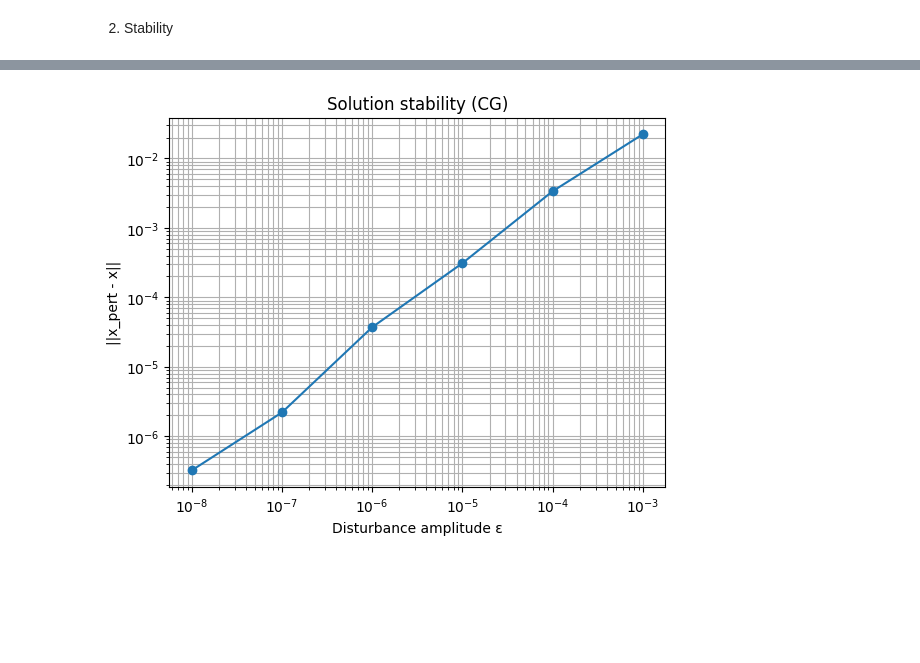
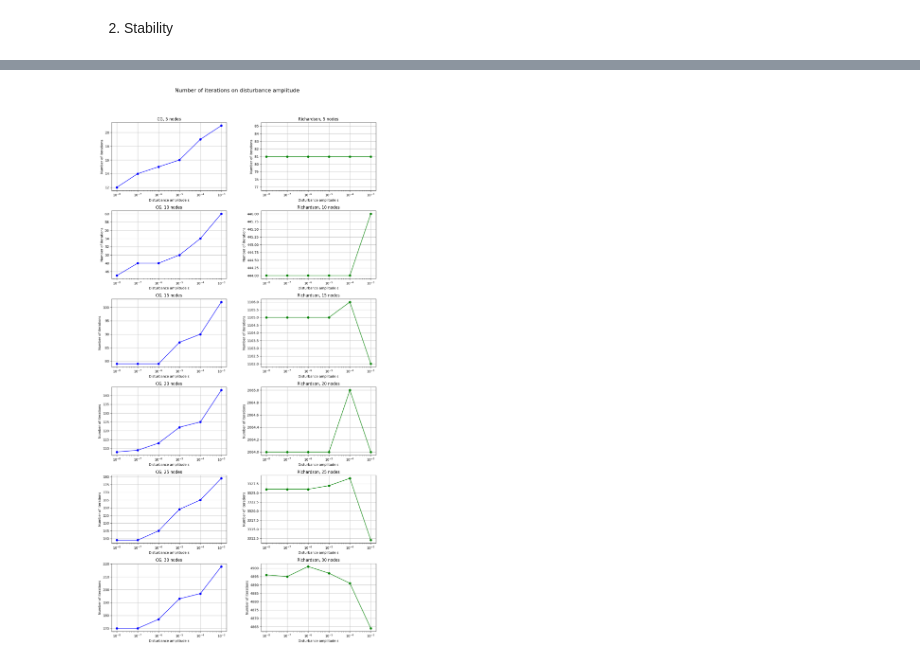
Before and after one commit to paxwritescode/iterative, a Jupyter notebook: conj_grad_richardson.ipynb, the cells around one changed output, grey strips where cells are left out. Cells and saved outputs as stored; diff of their text form; code cells hidden in the pictures; blank space fills up the shorter version.

Commit message:
implement stability study on disturbed matrix

```diff
--- a/conj_grad_richardson.ipynb
+++ b/conj_grad_richardson.ipynb
@@ -112,8 +112,9 @@ def Richardson(A: np.ndarray, b_vec: np.ndarray, eps: float, max_it: int) -> np.
 
     eigvals = np.linalg.eigvals(A)
     lambda_max = max(np.abs(eigvals))
+    lambda_min = min(np.abs(eigvals))
 
-    tau = 1.0 / lambda_max
+    tau = 2.0 / (lambda_max + lambda_min)
 
     x = np.zeros_like(b_vec)
     r = A @ x - b_vec
@@ -133,7 +134,7 @@ number_of_nodes = np.arange(4, 30, 5)
 # %%
 max_iterations_numbers = np.arange(1, 101, 10)
 
-eps = 1e-20
+eps = 1e-10
 
 fig, axes = plt.subplots(2, 3, figsize=(15, 8))
 axes = axes.ravel()
@@ -171,14 +172,12 @@ plt.show()
 2. Stability
 # %%
 def perturb_b_vec(b_vec, eps):
-    """Добавить относительный шум eps: ||delta|| = eps * ||b||"""
     rng = np.random.default_rng()
     delta = rng.normal(size=b_vec.shape)
     delta = delta / np.linalg.norm(delta) * (eps * np.linalg.norm(b_vec))
     return b_vec + delta
 
 def perturb_A(A, eps):
-    """Добавить относительную погрешность eps к A (малая матрица шума)"""
     rng = np.random.default_rng()
     E = rng.normal(size=A.shape)
     # симметризуем, если хочется SPD-шум: E = 0.5*(E+E.T)
@@ -186,34 +185,60 @@ def perturb_A(A, eps):
     E = E / np.linalg.norm(E, ord='fro') * (eps * normA)
     return A + E
 # %%
-N = 14
 max_it = 1e10
 eps_values = [1e-8, 1e-7, 1e-6, 1e-5, 1e-4, 1e-3]
-iters_cg = []
-errors_cg = []
-x, it = conjugate_gradient(A=A, b_vec=b_vec, eps=1e-10, max_it=max_it)
-for eps_value in eps_values:
+
+fig = plt.figure(figsize=(12, 24))
+outer = fig.add_gridspec(6, 1)
+
+for ind, N in enumerate(number_of_nodes):
+
+    inner = outer[ind].subgridspec(1, 2, wspace=0.3)
+
+    ax_cg = fig.add_subplot(inner[0])
+    ax_rich = fig.add_subplot(inner[1])
+
+    iters_cg = []
+    errors_cg = []
+    iters_rich = []
+    errors_rich = []
+
     A, b_vec = SLAE_compilation(N)
-    A_pert = perturb_A(A=A, eps=eps_value)
-    x_p, it_p = conjugate_gradient(A=A_pert, b_vec=b_vec, eps=1e-10, max_it=max_it)
-    error_solution = np.linalg.norm(x_p - x)
-    iters_cg.append(it_p)
-    errors_cg.append(error_solution)
-    print(f"eps = {eps_value}\n")
-    print(f"||x_p = x|| = {error_solution}\n")
-    print(f"Non-perturbated: {it} iterations, perturbated: {it_p} iterations \n\n")
+    res_cg, it_cg = conjugate_gradient(A=A, b_vec=b_vec, eps=eps, max_it=max_it)
+    res_rich, it_rich = Richardson(A=A, b_vec=b_vec, eps=eps, max_it=max_it)
 
-plt.loglog(eps_values, errors_cg, marker = "o")
-plt.xlabel("Disturbance amplitude ε")
-plt.ylabel("||x_pert - x||")
-plt.title("Solution stability (CG)")
-plt.grid(True, which="both")
+    for eps_value in eps_values:
+        A_pert = perturb_A(A=A, eps=eps_value)
+        x_cg_p, it_cg_p = conjugate_gradient(A=A_pert, b_vec=b_vec, eps=1e-10, max_it=max_it)
+        x_rich_p, it_rich_p = Richardson(A=A_pert, b_vec=b_vec, eps=1e-10, max_it=max_it)
+
+        error_solution_cg = np.linalg.norm(x_cg_p - res_cg)
+        error_solution_rich = np.linalg.norm(x_rich_p - res_rich)
+
+        iters_cg.append(it_cg_p)
+        errors_cg.append(error_solution_cg)
+        iters_rich.append(it_rich_p)
+        errors_rich.append(error_solution_rich)
+        # print(f"eps = {eps_value}\n")
+        # print(f"||x_p = x|| = {error_solution_cg}\n")
+        # print(f"Non-perturbated: {it_cg} iterations, perturbated: {it_cg_p} iterations \n\n")
+
+
+    ax_cg.semilogx(eps_values, iters_cg, marker="o", color = "blue")
+    ax_cg.set_xlabel("Disturbance amplitude ε")
+    ax_cg.set_ylabel("Number of iterations")
+    ax_cg.set_title(f"CG, {N + 1} nodes")
+    ax_cg.grid(True)
+
+
+    ax_rich.semilogx(eps_values, iters_rich, marker="o", color="green")
+    ax_rich.set_xlabel("Disturbance amplitude ε")
+    ax_rich.set_ylabel("Number of iterations")
+    ax_rich.set_title(f"Richardson, {N + 1} nodes")
+    ax_rich.grid(True)
+
+fig.suptitle("Number of iterations on disturbance amplitude", fontsize=16)
+plt.tight_layout(rect=[0, 0, 1, 0.95])
+plt.savefig("Iterations_on_matrix_disturbance.pdf")
 plt.show()
-
-plt.semilogx(eps_values, iters_cg, marker="s", color="orange")
-plt.xlabel("Disturbance amplitude ε")
-plt.ylabel("Number of iterations")
-plt.title("Number of iterations on disturbance amplitude (CG)")
-plt.grid(True, which="both")
-plt.show()
 # %% [output]
@@ -237 +245 @@ Non-perturbated: 69 iterations, perturbated: 100 iterations
-[figure, old version]
+[figure, new version]
```
Also changed, not shown: parts of 1 cell of this notebook.
